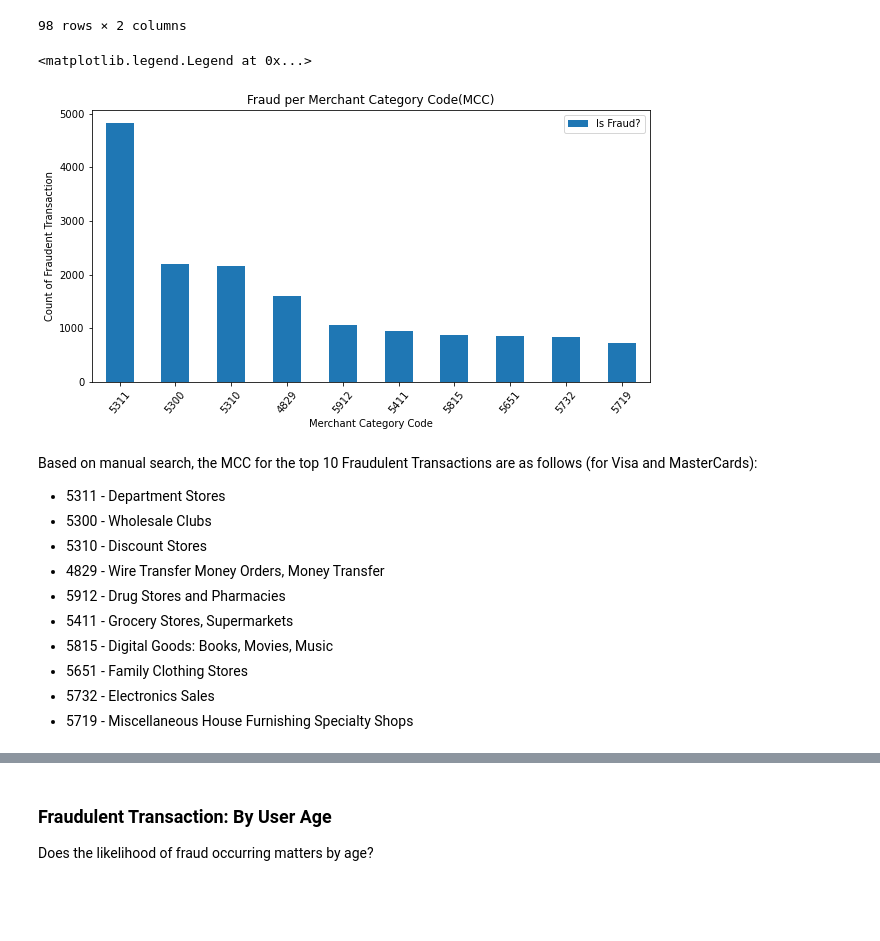
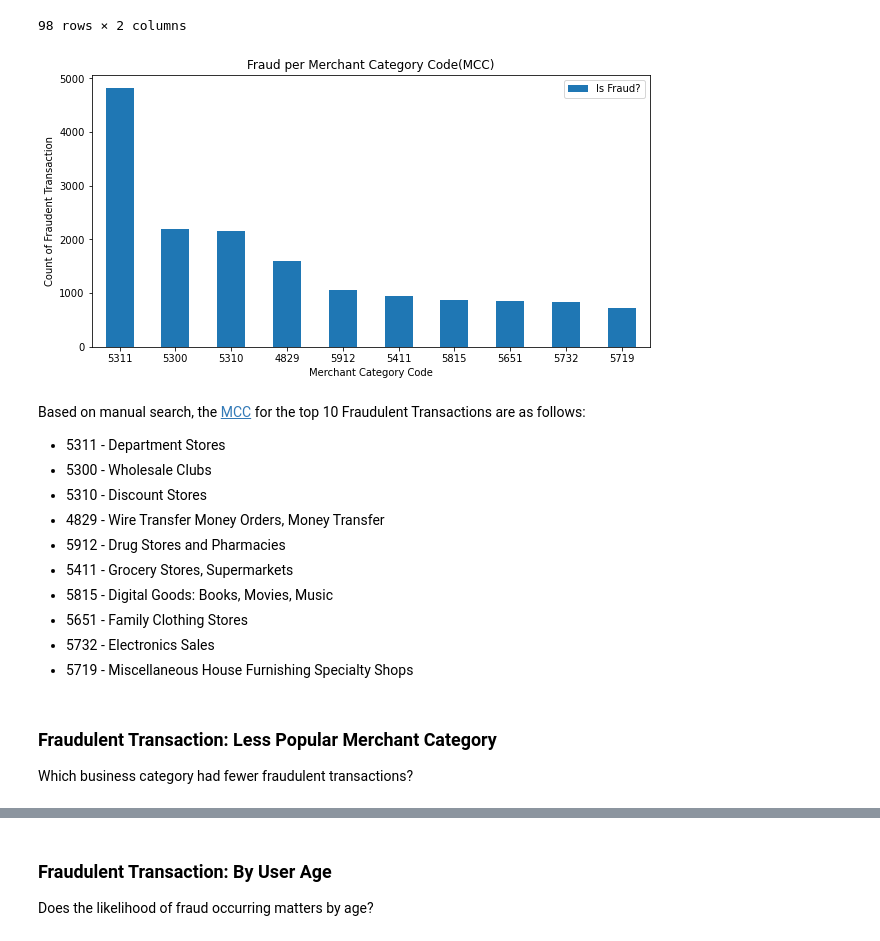
Before and after one commit to OP78142/UTSA-Bootcamp-Final, a Jupyter notebook: Credit Card Data Analysis.ipynb, the cells around one changed output, grey strips where cells are left out. Cells and saved outputs as stored; diff of their text form; code cells hidden in the pictures; blank space fills up the shorter version.

```diff
--- a/Credit Card Data Analysis.ipynb
+++ b/Credit Card Data Analysis.ipynb
@@ -45,7 +50,6 @@ cards_df.shape
 # %% [output]
 (6146, 13)
 # %%
-#===DO NOT EXECUTE=======
 # Transaction dataset
-#transactions_df = pd.read_csv("WMB Playground/credit_card_transactions-ibm_v2.csv/credit_card_transactions-ibm_v2.csv")
+transactions_df = pd.read_csv("Resources/credit_card_transactions-ibm_v2.csv")
 # %%
@@ -76,0 +71,5 @@ fraud_df.to_csv("Resources/fraudTransactions.csv", index=False, header=True)
+# %%
+#Transactions marked as Fraudulent
+fraud_df = transactions_df.loc[transactions_df["Is Fraud?"]=="Yes",:]
+
+fraud_df.head()
@@ -77,4 +86,3 @@ fraud_df.to_csv("Resources/fraudTransactions.csv", index=False, header=True)
 # %%
-#On Next rerun, use the file saved: fraudTransaction.csv
-
-fraud_df = pd.read_csv("Resources/fraudTransactions.csv")
+# Code to open CSV for the file created above as needed
+#fraud_df = pd.read_csv("Resources/fraudTransactions.csv")
@@ -137,8 +132,8 @@ MCC_count = fraud_MCC_group.count().reset_index(drop=False)
 MCC_count_df= pd.DataFrame(MCC_count[["MCC", "Is Fraud?"]])
 
 #Sorted the Fraud by Merchant Category Code
-MCC_count_df= MCC_count_df.sort_values("Is Fraud?", ascending=False)
-MCC_count_df
+MCC_top_count_df= MCC_count_df.sort_values("Is Fraud?", ascending=False)
+MCC_top_count_df
 # %% [output]
 |  | MCC | Is Fraud? |
 | 49 | 5311 | 4824 |
@@ -155,23 +150,23 @@ MCC_count_df
 98 rows × 2 columns
 # %%
 #Top Ten Merchant Category for Fraudulent Transaction
-y_axis = MCC_count_df.head(10)
+y_axis = MCC_top_count_df.head(10)
 
 
 fraud_barMCC_chart = y_axis.plot(kind="bar",
                                  x="MCC",
                                title = "Fraud per Merchant Category Code(MCC)",
-                               rot =50,
+                               rot =0,
                                figsize=(10,5))
 fraud_barMCC_chart.set_ylabel("Count of Fraudent Transaction")
 fraud_barMCC_chart.set_xlabel("Merchant Category Code")
 
 fraud_barMCC_chart.legend(loc="best")
+plt.savefig("images/fraud_MCC.png")
 # %% [output]
-<matplotlib.legend.Legend at 0x...>
-[figure, old version]
+[figure, new version]
 # %% [markdown]
-Based on manual search, the MCC for the top 10 Fraudulent Transactions are as follows (for Visa and MasterCards):
+Based on manual search, the [MCC](https://fs.fldfs.com/iwpapps/pcard/docs/MCCs.pdf) for the top 10 Fraudulent Transactions are as follows:
 * 5311 - Department Stores
 * 5300 - Wholesale Clubs
 * 5310 - Discount Stores
@@ -182,3 +177,6 @@ Based on manual search, the MCC for the top 10 Fraudulent Transactions are as fo
 * 5651 - Family Clothing Stores
 * 5732 - Electronics Sales
 * 5719 - Miscellaneous House Furnishing Specialty Shops
+# %% [markdown]
+### Fraudulent Transaction: Less Popular Merchant Category
+Which business category had fewer fraudulent transactions?
```
Also changed, not shown: parts of 82 cells of this notebook, 8 other files.
